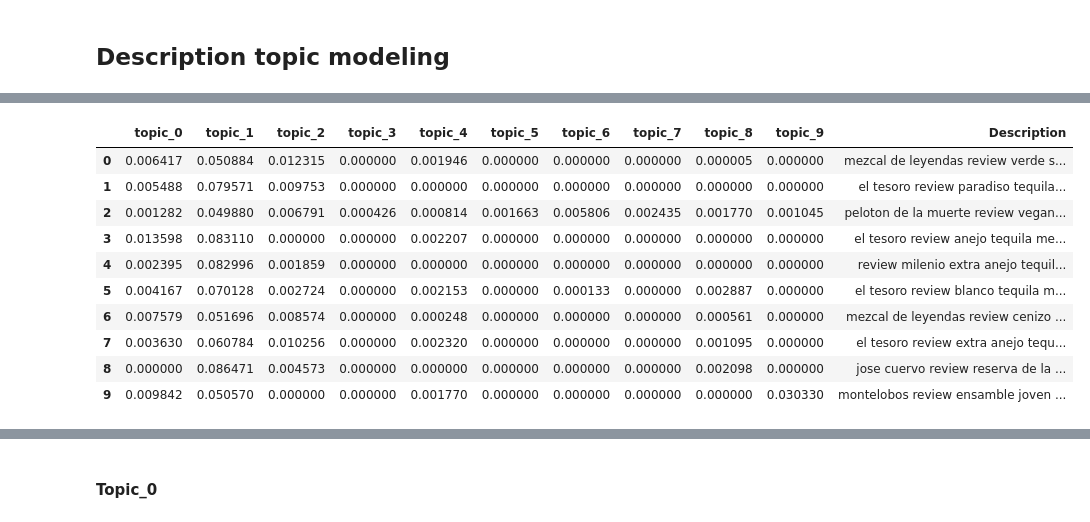
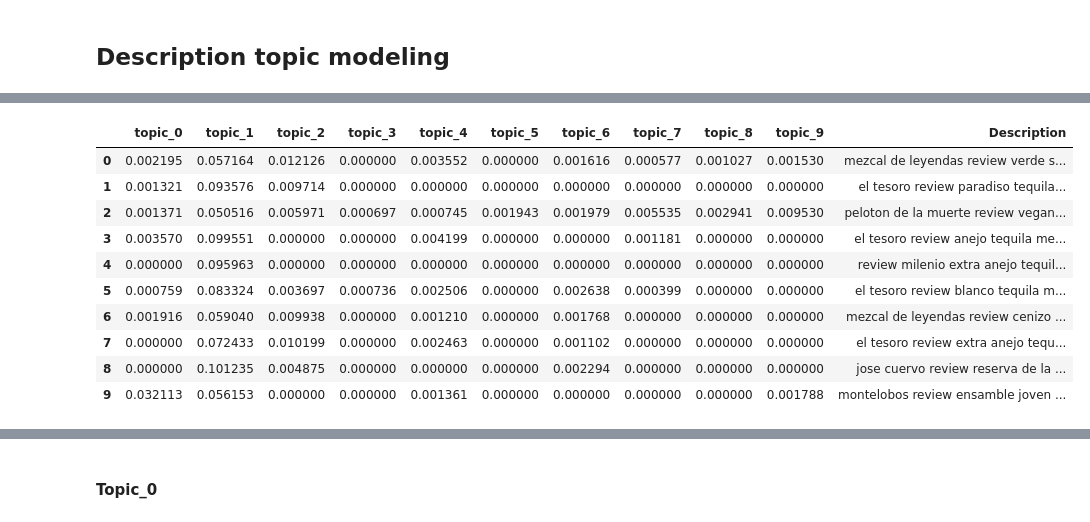
Before and after one commit to luongtruong77/nlp-drinks-cocktails-recommender, a Jupyter notebook: notebooks/topic-modeling.ipynb, the cells around one changed output, grey strips where cells are left out. Cells and saved outputs as stored; diff of their text form; code cells hidden in the pictures.

```diff
--- a/notebooks/topic-modeling.ipynb
+++ b/notebooks/topic-modeling.ipynb
@@ -47,4 +24,4 @@ df.head()
 # %%
-df = pd.read_csv('../data/main_reviews.csv', index_col=0)
+df = pd.read_csv('../data/filtered_data.csv', index_col=0)
 df.head()
 # %% [output]
@@ -80,5 +51,7 @@ memory usage: 1.4+ MB
 import random
 
 random.seed(42)
-reviews = df['Review'].fillna(value='')
+
+sw = ['color', 'colors', 'aroma', 'aromas', 'flavor', 'flavors', 'review']
+stop_words = ENGLISH_STOP_WORDS.union(sw)
 # %%
@@ -473,30 +385,30 @@ descriptions = df['Description'].fillna('')
 
 descriptions = text_cleaning(descriptions)
 
-tfidf_des = TfidfVectorizer(stop_words=stop_words)
+tfidf_des = TfidfVectorizer(max_df=0.5, stop_words=stop_words)
 
 des_matrix = tfidf_des.fit_transform(descriptions)
 
 vocabs_des = tfidf_des.get_feature_names()
 # %%
-nmf = NMF(n_components=10)
+nmf_des = NMF(n_components=10)
 
-nmf.fit(des_matrix)
+nmf_des.fit(des_matrix)
 
-des_matrix = nmf.transform(des_matrix)
+des_matrix = nmf_des.transform(des_matrix)
 
 des_df = pd.DataFrame(des_matrix).add_prefix('topic_')
 des_df['Description'] = descriptions
 des_df.head(10)
 # %% [output]
 |  | topic_0 | topic_1 | topic_2 | topic_3 | topic_4 | topic_5 | topic_6 | topic_7 | topic_8 | topic_9 | Description |
-| 0 | 0.006417 | 0.050884 | 0.012315 | 0.000000 | 0.001946 | 0.000000 | 0.000000 | 0.000000 | 0.000005 | 0.000000 | mezcal de leyendas review verde s... |
-| 1 | 0.005488 | 0.079571 | 0.009753 | 0.000000 | 0.000000 | 0.000000 | 0.000000 | 0.000000 | 0.000000 | 0.000000 | el tesoro review paradiso tequila... |
-| 2 | 0.001282 | 0.049880 | 0.006791 | 0.000426 | 0.000814 | 0.001663 | 0.005806 | 0.002435 | 0.001770 | 0.001045 | peloton de la muerte review vegan... |
-| 3 | 0.013598 | 0.083110 | 0.000000 | 0.000000 | 0.002207 | 0.000000 | 0.000000 | 0.000000 | 0.000000 | 0.000000 | el tesoro review anejo tequila me... |
-| 4 | 0.002395 | 0.082996 | 0.001859 | 0.000000 | 0.000000 | 0.000000 | 0.000000 | 0.000000 | 0.000000 | 0.000000 | review milenio extra anejo tequil... |
-| 5 | 0.004167 | 0.070128 | 0.002724 | 0.000000 | 0.002153 | 0.000000 | 0.000133 | 0.000000 | 0.002887 | 0.000000 | el tesoro review blanco tequila m... |
-| 6 | 0.007579 | 0.051696 | 0.008574 | 0.000000 | 0.000248 | 0.000000 | 0.000000 | 0.000000 | 0.000561 | 0.000000 | mezcal de leyendas review cenizo ... |
-| 7 | 0.003630 | 0.060784 | 0.010256 | 0.000000 | 0.002320 | 0.000000 | 0.000000 | 0.000000 | 0.001095 | 0.000000 | el tesoro review extra anejo tequ... |
-| 8 | 0.000000 | 0.086471 | 0.004573 | 0.000000 | 0.000000 | 0.000000 | 0.000000 | 0.000000 | 0.002098 | 0.000000 | jose cuervo review reserva de la ... |
-| 9 | 0.009842 | 0.050570 | 0.000000 | 0.000000 | 0.001770 | 0.000000 | 0.000000 | 0.000000 | 0.000000 | 0.030330 | montelobos review ensamble joven ... |
+| 0 | 0.002195 | 0.057164 | 0.012126 | 0.000000 | 0.003552 | 0.000000 | 0.001616 | 0.000577 | 0.001027 | 0.001530 | mezcal de leyendas review verde s... |
+| 1 | 0.001321 | 0.093576 | 0.009714 | 0.000000 | 0.000000 | 0.000000 | 0.000000 | 0.000000 | 0.000000 | 0.000000 | el tesoro review paradiso tequila... |
+| 2 | 0.001371 | 0.050516 | 0.005971 | 0.000697 | 0.000745 | 0.001943 | 0.001979 | 0.005535 | 0.002941 | 0.009530 | peloton de la muerte review vegan... |
+| 3 | 0.003570 | 0.099551 | 0.000000 | 0.000000 | 0.004199 | 0.000000 | 0.000000 | 0.001181 | 0.000000 | 0.000000 | el tesoro review anejo tequila me... |
+| 4 | 0.000000 | 0.095963 | 0.000000 | 0.000000 | 0.000000 | 0.000000 | 0.000000 | 0.000000 | 0.000000 | 0.000000 | review milenio extra anejo tequil... |
+| 5 | 0.000759 | 0.083324 | 0.003697 | 0.000736 | 0.002506 | 0.000000 | 0.002638 | 0.000399 | 0.000000 | 0.000000 | el tesoro review blanco tequila m... |
+| 6 | 0.001916 | 0.059040 | 0.009938 | 0.000000 | 0.001210 | 0.000000 | 0.001768 | 0.000000 | 0.000000 | 0.000000 | mezcal de leyendas review cenizo ... |
+| 7 | 0.000000 | 0.072433 | 0.010199 | 0.000000 | 0.002463 | 0.000000 | 0.001102 | 0.000000 | 0.000000 | 0.000000 | el tesoro review extra anejo tequ... |
+| 8 | 0.000000 | 0.101235 | 0.004875 | 0.000000 | 0.000000 | 0.000000 | 0.002294 | 0.000000 | 0.000000 | 0.000000 | jose cuervo review reserva de la ... |
+| 9 | 0.032113 | 0.056153 | 0.000000 | 0.000000 | 0.001361 | 0.000000 | 0.000000 | 0.000000 | 0.000000 | 0.001788 | montelobos review ensamble joven ... |
```
Also changed, not shown: parts of 56 cells of this notebook, 2 other files.
